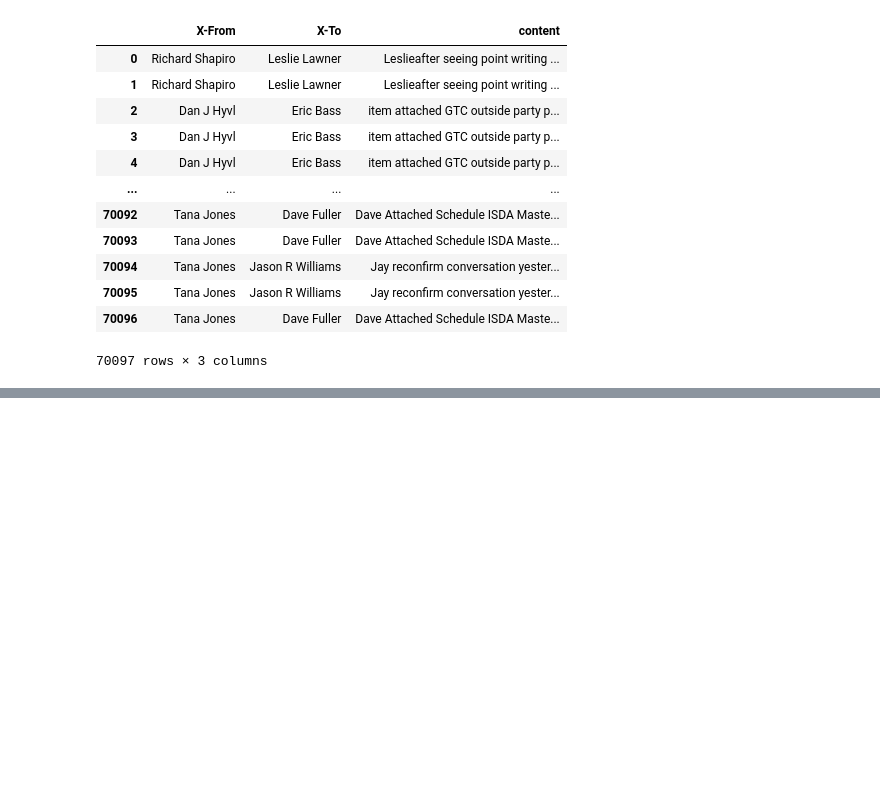
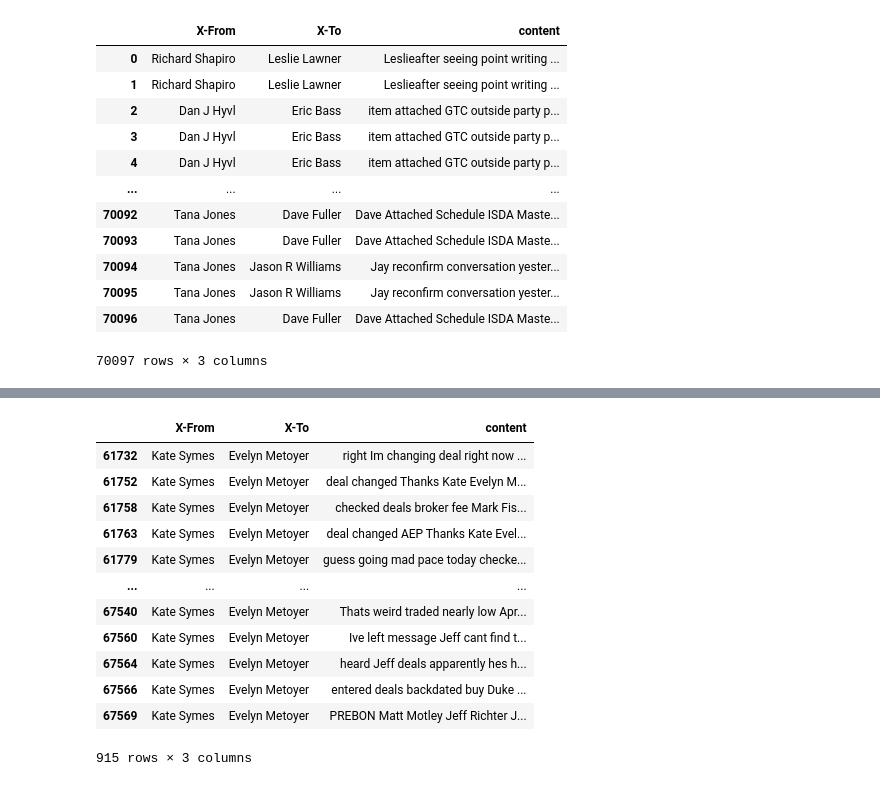
Before and after one commit to mingweiiiiiiiiii/23-24-CS7IS4-Group4, a Jupyter notebook: Text_similairty.ipynb, the cells around one changed output, grey strips where cells are left out. Cells and saved outputs as stored; diff of their text form; code cells hidden in the pictures; blank space fills up the shorter version.

```diff
--- a/Text_similairty.ipynb
+++ b/Text_similairty.ipynb
@@ -127,0 +147,25 @@ text_senderRecieverTextdf
+# %%
+max_weight_row = cluster_max_sepate_df[cluster_max_sepate_df['Number of Information Exchange'] == cluster_max_sepate_df['Number of Information Exchange'].max()]
+# %%
+sender_fromMax = max_weight_row['Sender'].tolist()[0]
+receiver_fromMax = max_weight_row['Receiver'].tolist()[0]
+# %%
+#query for the text in
+maxFlowEDGEDF = text_senderRecieverTextdf[(text_senderRecieverTextdf['X-From'] == sender_fromMax) &
+                                      (text_senderRecieverTextdf['X-To'] == receiver_fromMax)]
+# %%
+maxFlowEDGEDF
+# %% [output]
+|  | X-From | X-To | content |
+| 61732 | Kate Symes | Evelyn Metoyer | right Im changing deal right now ... |
+| 61752 | Kate Symes | Evelyn Metoyer | deal changed Thanks Kate Evelyn M... |
+| 61758 | Kate Symes | Evelyn Metoyer | checked deals broker fee Mark Fis... |
+| 61763 | Kate Symes | Evelyn Metoyer | deal changed AEP Thanks Kate Evel... |
+| 61779 | Kate Symes | Evelyn Metoyer | guess going mad pace today checke... |
+| ... | ... | ... | ... |
+| 67540 | Kate Symes | Evelyn Metoyer | Thats weird traded nearly low Apr... |
+| 67560 | Kate Symes | Evelyn Metoyer | Ive left message Jeff cant find t... |
+| 67564 | Kate Symes | Evelyn Metoyer | heard Jeff deals apparently hes h... |
+| 67566 | Kate Symes | Evelyn Metoyer | entered deals backdated buy Duke ... |
+| 67569 | Kate Symes | Evelyn Metoyer | PREBON Matt Motley Jeff Richter J... |
+915 rows × 3 columns
```
Also changed, not shown: parts of 10 cells of this notebook.
